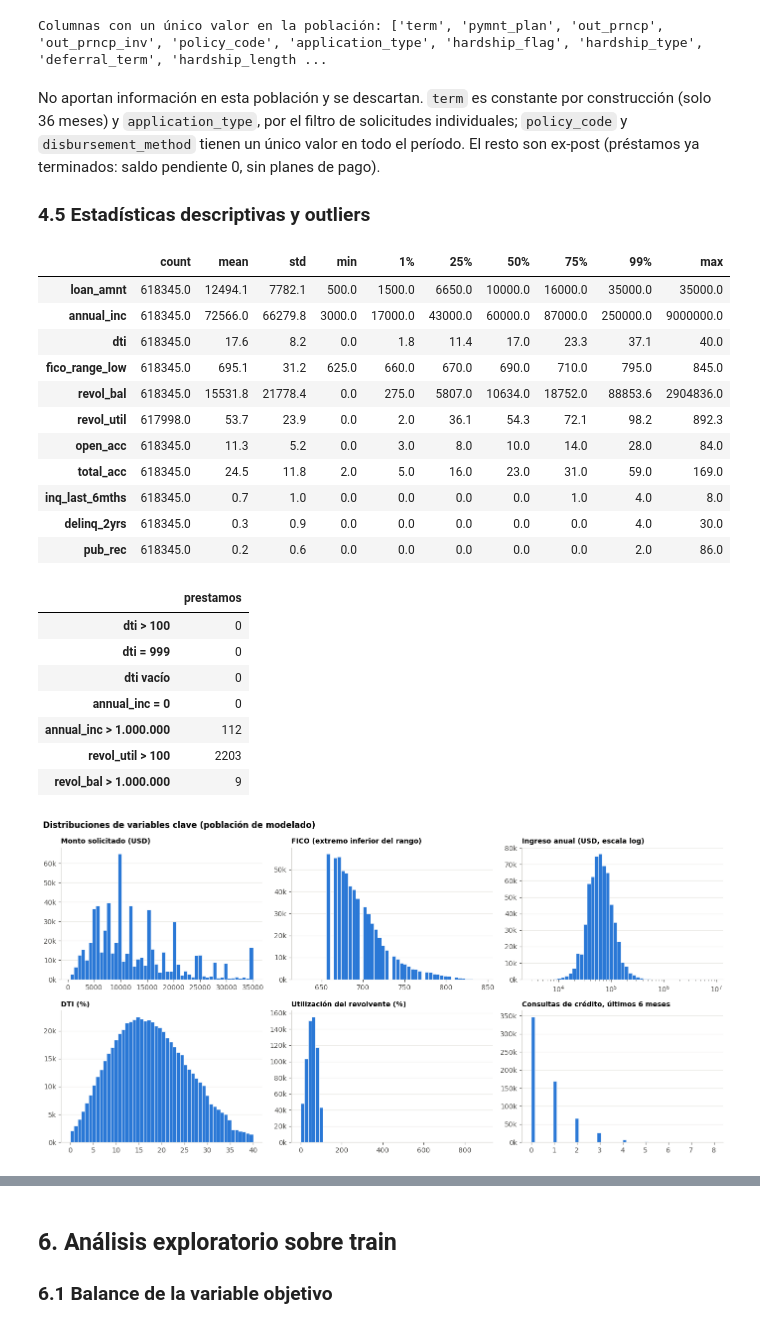
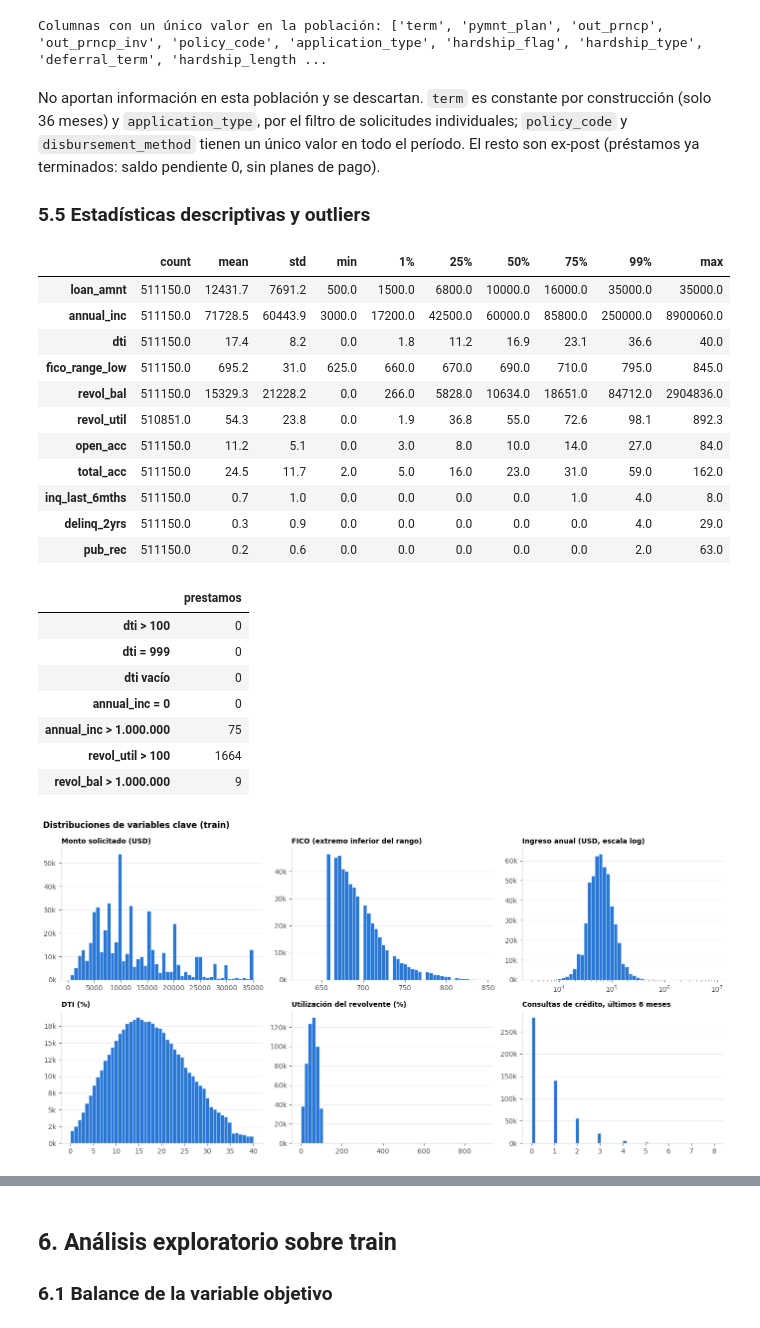
Before and after one commit to TimoteoHarrington/lending-club-riesgo-default, a Jupyter notebook: notebooks/02_recopilacion_preparacion_datos.ipynb, the cells around one changed output, grey strips where cells are left out. Drawn from its saved outputs; the diff is of its cells as text; code cells hidden in the pictures.

```diff
--- a/notebooks/02_recopilacion_preparacion_datos.ipynb
+++ b/notebooks/02_recopilacion_preparacion_datos.ipynb
@@ -318,9 +363,9 @@ Esta sección describe los datos **sin mirar la variable objetivo**, sobre toda
 # %%
-originales = df[columnas_originales]
+originales = train[columnas_originales]
 print('Tipos de datos (tal como se leen del CSV):')
 print(originales.dtypes.astype(str).value_counts().to_string())
 print()
-print(f"IDs duplicados: {df['id'].duplicated().sum()}")
+print(f"IDs duplicados: {train['id'].duplicated().sum()}")
 print(f"Filas duplicadas (ignorando id y url): {originales.drop(columns=['id', 'url']).duplicated().sum()}")
 # %% [output]
 Tipos de datos (tal como se leen del CSV):
@@ -404,7 +449,7 @@ seleccion = [
     'mths_since_last_major_derog', 'open_acc_6m', 'il_util', 'all_util',
 ]
 cobertura = (originales[seleccion].notna()
-             .groupby(df['fecha_originacion'].dt.year).mean().T)
+             .groupby(train['fecha_originacion'].dt.year).mean().T)
 
 fig, ax = plt.subplots(figsize=(10, 6.5))
 im = ax.imshow(cobertura.values, cmap=CMAP_SECUENCIAL, vmin=0, vmax=1, aspect='auto')
@@ -514,34 +559,34 @@ Columnas con un único valor en la población: ['term', 'pymnt_plan', 'out_prncp
 # %% [markdown]
 No aportan información en esta población y se descartan. `term` es constante por construcción (solo 36 meses) y `application_type`, por el filtro de solicitudes individuales; `policy_code` y `disbursement_method` tienen un único valor en todo el período. El resto son ex-post (préstamos ya terminados: saldo pendiente 0, sin planes de pago).
 
-### 4.5 Estadísticas descriptivas y outliers
+### 5.5 Estadísticas descriptivas y outliers
 # %%
 num_clave = ['loan_amnt', 'annual_inc', 'dti', 'fico_range_low', 'revol_bal', 'revol_util',
              'open_acc', 'total_acc', 'inq_last_6mths', 'delinq_2yrs', 'pub_rec']
-descriptivas = df[num_clave].describe(percentiles=[0.01, 0.25, 0.5, 0.75, 0.99]).T
+descriptivas = train[num_clave].describe(percentiles=[0.01, 0.25, 0.5, 0.75, 0.99]).T
 descriptivas.round(1)
 # %% [output]
 |  | count | mean | std | min | 1% | 25% | 50% | 75% | 99% | max |
-| loan_amnt | 618345.0 | 12494.1 | 7782.1 | 500.0 | 1500.0 | 6650.0 | 10000.0 | 16000.0 | 35000.0 | 35000.0 |
-| annual_inc | 618345.0 | 72566.0 | 66279.8 | 3000.0 | 17000.0 | 43000.0 | 60000.0 | 87000.0 | 250000.0 | 9000000.0 |
-| dti | 618345.0 | 17.6 | 8.2 | 0.0 | 1.8 | 11.4 | 17.0 | 23.3 | 37.1 | 40.0 |
-| fico_range_low | 618345.0 | 695.1 | 31.2 | 625.0 | 660.0 | 670.0 | 690.0 | 710.0 | 795.0 | 845.0 |
-| revol_bal | 618345.0 | 15531.8 | 21778.4 | 0.0 | 275.0 | 5807.0 | 10634.0 | 18752.0 | 88853.6 | 2904836.0 |
-| revol_util | 617998.0 | 53.7 | 23.9 | 0.0 | 2.0 | 36.1 | 54.3 | 72.1 | 98.2 | 892.3 |
-| open_acc | 618345.0 | 11.3 | 5.2 | 0.0 | 3.0 | 8.0 | 10.0 | 14.0 | 28.0 | 84.0 |
-| total_acc | 618345.0 | 24.5 | 11.8 | 2.0 | 5.0 | 16.0 | 23.0 | 31.0 | 59.0 | 169.0 |
-| inq_last_6mths | 618345.0 | 0.7 | 1.0 | 0.0 | 0.0 | 0.0 | 0.0 | 1.0 | 4.0 | 8.0 |
-| delinq_2yrs | 618345.0 | 0.3 | 0.9 | 0.0 | 0.0 | 0.0 | 0.0 | 0.0 | 4.0 | 30.0 |
-| pub_rec | 618345.0 | 0.2 | 0.6 | 0.0 | 0.0 | 0.0 | 0.0 | 0.0 | 2.0 | 86.0 |
+| loan_amnt | 511150.0 | 12431.7 | 7691.2 | 500.0 | 1500.0 | 6800.0 | 10000.0 | 16000.0 | 35000.0 | 35000.0 |
+| annual_inc | 511150.0 | 71728.5 | 60443.9 | 3000.0 | 17200.0 | 42500.0 | 60000.0 | 85800.0 | 250000.0 | 8900060.0 |
+| dti | 511150.0 | 17.4 | 8.2 | 0.0 | 1.8 | 11.2 | 16.9 | 23.1 | 36.6 | 40.0 |
+| fico_range_low | 511150.0 | 695.2 | 31.0 | 625.0 | 660.0 | 670.0 | 690.0 | 710.0 | 795.0 | 845.0 |
+| revol_bal | 511150.0 | 15329.3 | 21228.2 | 0.0 | 266.0 | 5828.0 | 10634.0 | 18651.0 | 84712.0 | 2904836.0 |
+| revol_util | 510851.0 | 54.3 | 23.8 | 0.0 | 1.9 | 36.8 | 55.0 | 72.6 | 98.1 | 892.3 |
+| open_acc | 511150.0 | 11.2 | 5.1 | 0.0 | 3.0 | 8.0 | 10.0 | 14.0 | 27.0 | 84.0 |
+| total_acc | 511150.0 | 24.5 | 11.7 | 2.0 | 5.0 | 16.0 | 23.0 | 31.0 | 59.0 | 162.0 |
+| inq_last_6mths | 511150.0 | 0.7 | 1.0 | 0.0 | 0.0 | 0.0 | 0.0 | 1.0 | 4.0 | 8.0 |
+| delinq_2yrs | 511150.0 | 0.3 | 0.9 | 0.0 | 0.0 | 0.0 | 0.0 | 0.0 | 4.0 | 29.0 |
+| pub_rec | 511150.0 | 0.2 | 0.6 | 0.0 | 0.0 | 0.0 | 0.0 | 0.0 | 2.0 | 63.0 |
 # %%
 controles = {
-    'dti > 100': (df['dti'] > 100).sum(),
-    'dti = 999': (df['dti'] == 999).sum(),
-    'dti vacío': df['dti'].isna().sum(),
-    'annual_inc = 0': (df['annual_inc'] == 0).sum(),
-    'annual_inc > 1.000.000': (df['annual_inc'] > 1_000_000).sum(),
-    'revol_util > 100': (df['revol_util'] > 100).sum(),
-    'revol_bal > 1.000.000': (df['revol_bal'] > 1_000_000).sum(),
+    'dti > 100': (train['dti'] > 100).sum(),
+    'dti = 999': (train['dti'] == 999).sum(),
+    'dti vacío': train['dti'].isna().sum(),
+    'annual_inc = 0': (train['annual_inc'] == 0).sum(),
+    'annual_inc > 1.000.000': (train['annual_inc'] > 1_000_000).sum(),
+    'revol_util > 100': (train['revol_util'] > 100).sum(),
+    'revol_bal > 1.000.000': (train['revol_bal'] > 1_000_000).sum(),
 }
 pd.Series(controles, name='prestamos').to_frame()
 # %% [output]
@@ -550,36 +595,36 @@ pd.Series(controles, name='prestamos').to_frame()
 | dti = 999 | 0 |
 | dti vacío | 0 |
 | annual_inc = 0 | 0 |
-| annual_inc > 1.000.000 | 112 |
-| revol_util > 100 | 2203 |
+| annual_inc > 1.000.000 | 75 |
+| revol_util > 100 | 1664 |
 | revol_bal > 1.000.000 | 9 |
 # %%
 fig, axes = plt.subplots(2, 3, figsize=(14, 7))
 paneles = [
     ('loan_amnt', 'Monto solicitado (USD)', None),
     ('fico_range_low', 'FICO (extremo inferior del rango)', None),
     ('annual_inc', 'Ingreso anual (USD, escala log)', 'log'),
     ('dti', 'DTI (%)', None),
     ('revol_util', 'Utilización del revolvente (%)', None),
     ('inq_last_6mths', 'Consultas de crédito, últimos 6 meses', None),
 ]
 for ax, (col, titulo, escala) in zip(axes.flat, paneles):
-    datos_col = df[col].dropna()
+    datos_col = train[col].dropna()
     if escala == 'log':
         bins = np.logspace(np.log10(max(datos_col.min(), 1000)), np.log10(datos_col.max()), 50)
         ax.hist(datos_col.clip(lower=1000), bins=bins, color=AZUL, edgecolor='white', linewidth=0.5)
         ax.set_xscale('log')
     else:
         ax.hist(datos_col, bins=50, color=AZUL, edgecolor='white', linewidth=0.5)
     ax.set_title(titulo, fontsize=10)
     ax.yaxis.set_major_formatter(mtick.FuncFormatter(lambda v, _: f'{v/1000:.0f}k'))
-plt.suptitle('Distribuciones de variables clave (población de modelado)', x=0.01, ha='left',
+plt.suptitle('Distribuciones de variables clave (train)', x=0.01, ha='left',
              fontweight='bold')
 plt.tight_layout()
 guardar(fig, '03_distribuciones')
 plt.show()
 # %% [output]
-[figure, old version]
+[figure, new version]
 # %% [markdown]
 **Outliers y valores fuera de rango.**
 - **`dti`**: en esta población está entre 0 y 40, sin valores imposibles. Antes de excluir las solicitudes conjuntas aparecían 5 DTI mayores a 100 (uno de ellos 999, un valor centinela de Lending Club) y 2 ingresos de 0, todos en solicitudes conjuntas. `construir_features` igual los trata como faltantes (DTI > 100, ingreso ≤ 0), como protección si se aplica a otros datos.
```
Also changed, not shown: parts of 34 cells of this notebook, 8 other files.
